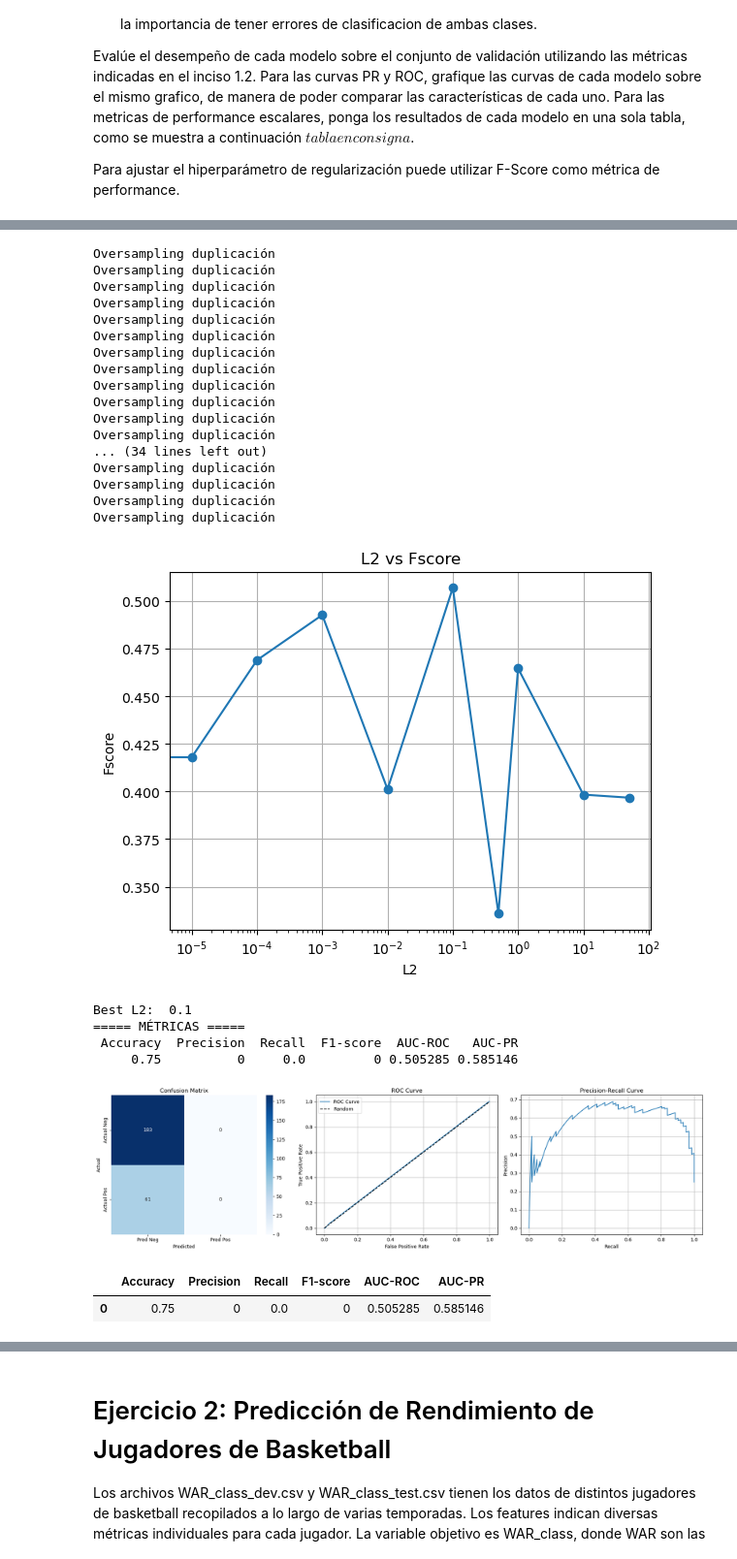
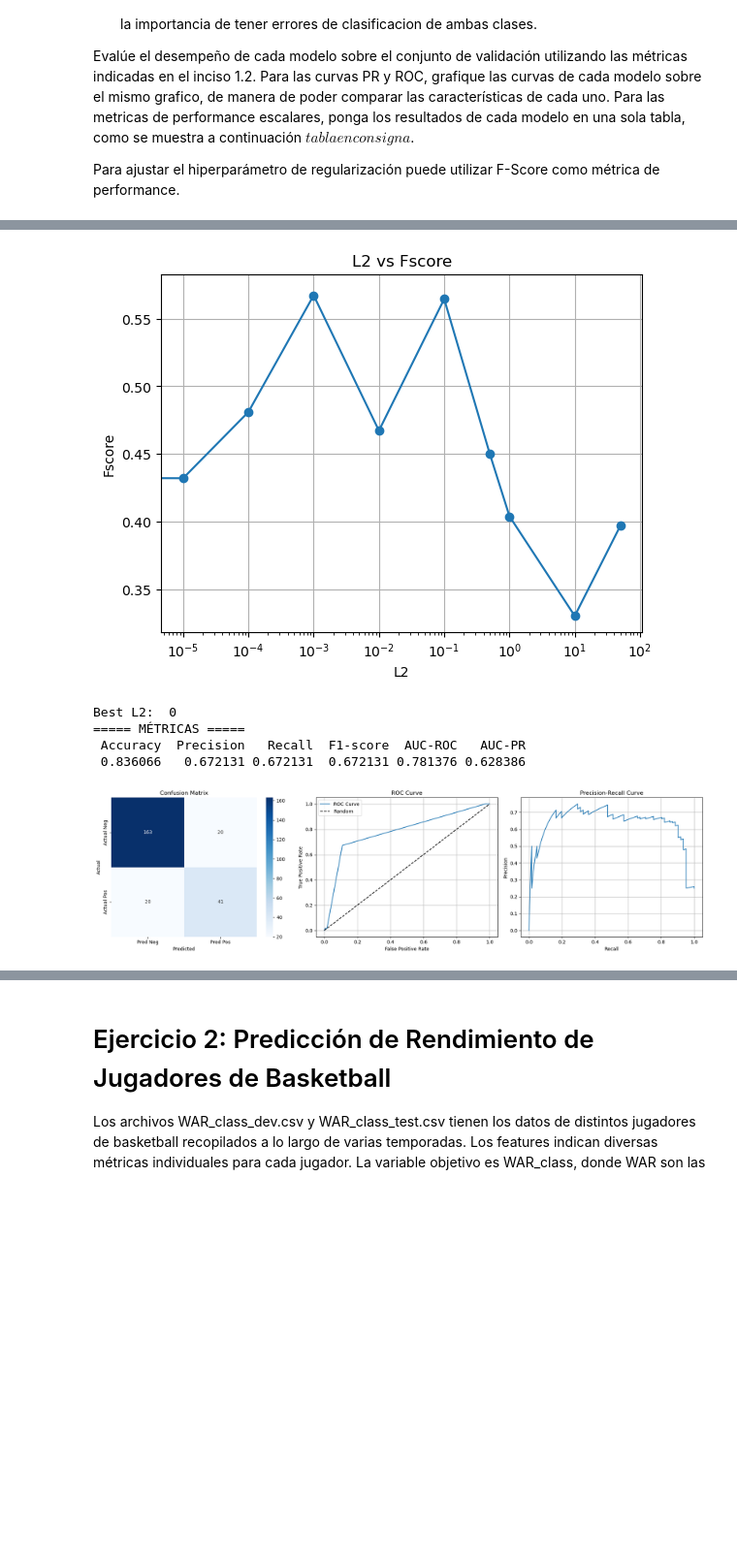
Before and after one commit to felicitasmarolda/MLyDL_TPs, a Jupyter notebook: Marolda_Felicitas_TP2/Marolda_Felicitas_Notebook_TP2.ipynb, the cells around one changed output, grey strips where cells are left out. Shown at 97% size. Cells and saved outputs as stored; diff of their text form; code cells hidden in the pictures; blank space fills up the shorter version.

```diff
--- a/Marolda_Felicitas_TP2/Marolda_Felicitas_Notebook_TP2.ipynb
+++ b/Marolda_Felicitas_TP2/Marolda_Felicitas_Notebook_TP2.ipynb
@@ -350,45 +332,31 @@ Best L2:  1e-05
 # %%
 # Oversampling mediante duplicación: duplicar muestras de la clase minoritaria de manera aleatoria, hasta que que ambas clases tengan igual proporciónimportlib.reload(pp)
 importlib.reload(pp)
 possible_L2 = [0, 0.00001, 0.0001, 0.001, 0.01, 0.1, 0.5, 1, 10, 50]
 best_L2_oversampling_dup = pp.cross_validation_for_imbalanced(train_data_imb, possible_L2, "oversampling mediante duplicación")
 print("Best L2: ", best_L2_oversampling_dup)
 
-X_train_oversampling_dup = pp.normalization(X_train_imb, X_train_imb.mean(), X_train_imb.std())
-X_val_oversampling_dup = pp.normalization(X_val_imb, X_train_imb.mean(), X_train_imb.std())
+# hacemos oversampling a train
+X_train_oversampling_dup_bal, y_train_oversampling_dup_bal = pp.oversampling_duplication(X_train_imb, y_train_imb)
 
-model_oversampling_dup = mod.Logistic_Regression(X_train_oversampling_dup, y_train_imb, features, best_L2_oversampling_dup, 0.5)
+X_train_oversampling_dup = pp.normalization(X_train_oversampling_dup_bal, X_train_oversampling_dup_bal.mean(), X_train_oversampling_dup_bal.std())
+X_val_oversampling_dup = pp.normalization(X_val_imb, X_train_oversampling_dup_bal.mean(), X_train_oversampling_dup_bal.std())
+
+model_oversampling_dup = mod.Logistic_Regression(X_train_oversampling_dup, y_train_oversampling_dup_bal, features, best_L2_oversampling_dup, 0.5)
 model_prediction_oversampling_dup = model_oversampling_dup.predict(X_val_oversampling_dup)
 model_proba_oversampling_dup = model_oversampling_dup.predict_proba(X_val_oversampling_dup)
 # print(model_sin_rebalanceo.coef)
 
 met.get_metrics(y_val_imb, model_prediction_oversampling_dup, model_proba_oversampling_dup)
+
+metrics_oversampling_dup = met.get_numeric_metrics(y_val_imb, model_prediction_oversampling_dup, model_proba_oversampling_dup)
 # %% [output]
+[figure, new version]
-Oversampling duplicación
-Oversampling duplicación
-Oversampling duplicación
-Oversampling duplicación
-Oversampling duplicación
-Oversampling duplicación
-Oversampling duplicación
-Oversampling duplicación
-Oversampling duplicación
-Oversampling duplicación
-Oversampling duplicación
-Oversampling duplicación
-... (34 lines left out)
-Oversampling duplicación
-Oversampling duplicación
-Oversampling duplicación
-Oversampling duplicación
+Best L2:  0
+===== MÉTRICAS =====
+ Accuracy  Precision   Recall  F1-score  AUC-ROC   AUC-PR
+ 0.836066   0.672131 0.672131  0.672131 0.781376 0.628386
-[figure, old version]
-Best L2:  0.1
-===== MÉTRICAS =====
- Accuracy  Precision  Recall  F1-score  AUC-ROC   AUC-PR
-     0.75          0     0.0         0 0.505285 0.585146
-[figure, old version]
+[figure, new version]
-|  | Accuracy | Precision | Recall | F1-score | AUC-ROC | AUC-PR |
-| 0 | 0.75 | 0 | 0.0 | 0 | 0.505285 | 0.585146 |
 # %%
 # Oversampling mediante SMOTE (Synthetic Minority Oversampling Technique):hasta que ambas clases tengan igual proporción.
 # Oversampling mediante duplicación: duplicar muestras de la clase minoritaria de manera aleatoria, hasta que que ambas clases tengan igual proporciónimportlib.reload(pp)
```
Also changed, not shown: parts of 7 cells of this notebook, 2 other files.
